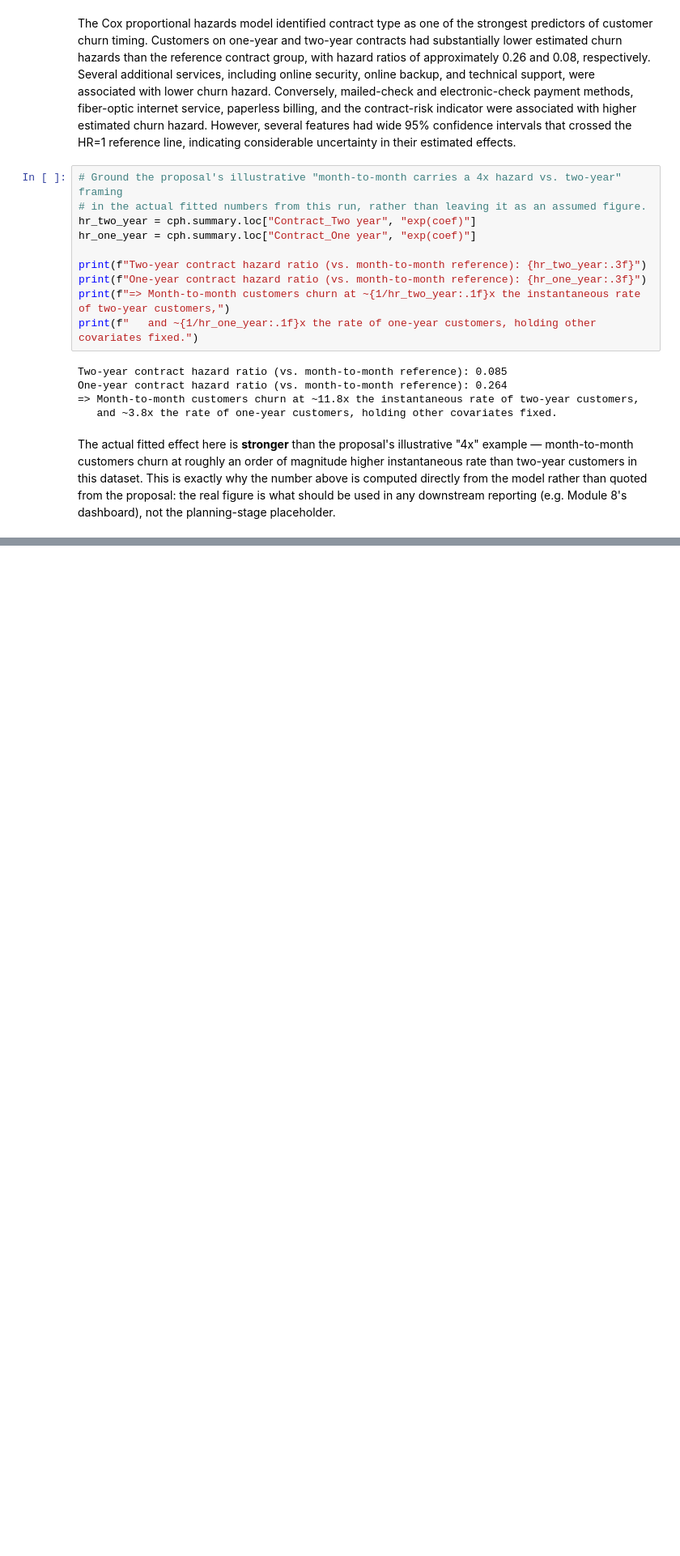
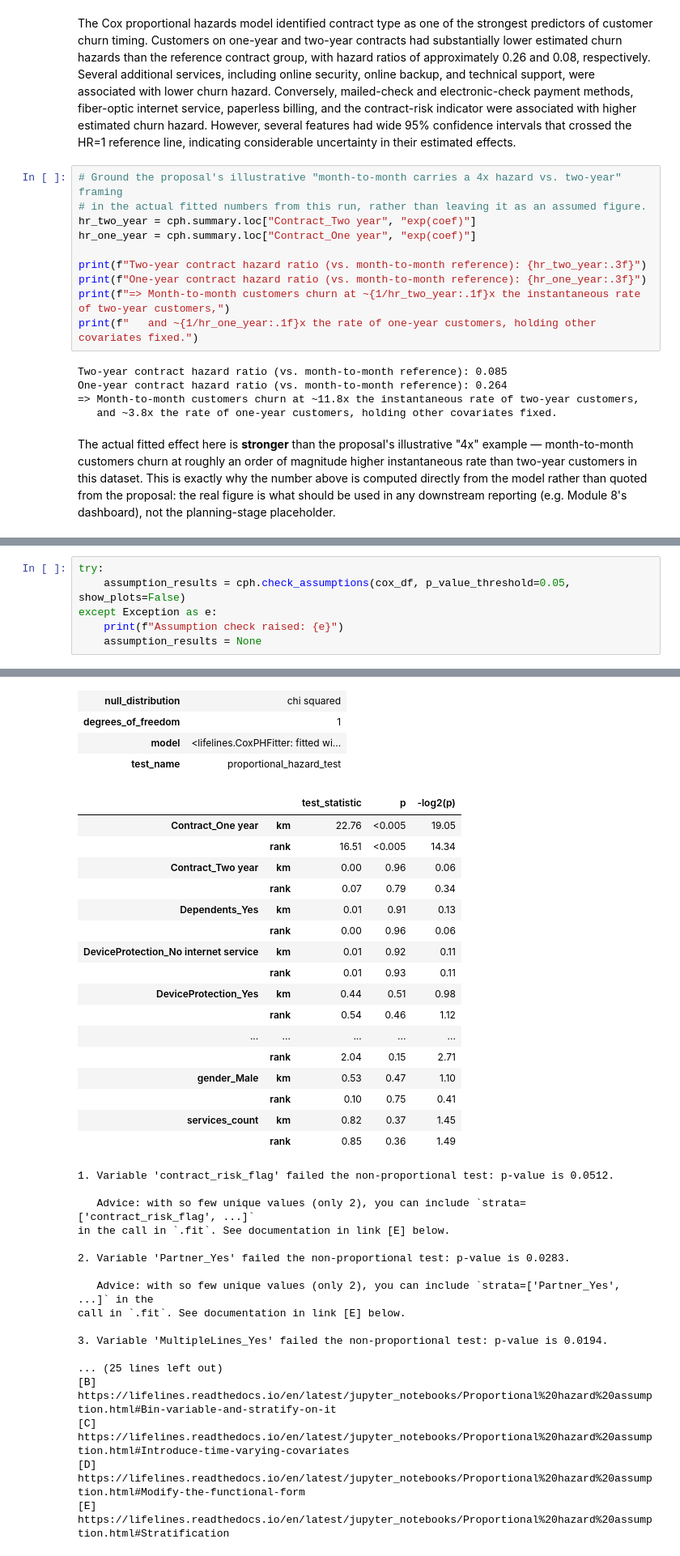
Before and after one commit to danielowuor/Customer-Retention-Intelligence-System, a Jupyter notebook: notebooks/04_survival_analysis.ipynb, the cells around one changed output, grey strips where cells are left out. Shown at 81% size. Cells and saved outputs as stored; diff of their text form; blank space fills up the shorter version.

Commit message:
feat: add proportional hazards assumption checks for Cox model using Schoenfeld residuals

```diff
--- a/notebooks/04_survival_analysis.ipynb
+++ b/notebooks/04_survival_analysis.ipynb
@@ -307,0 +312,7 @@ The actual fitted effect here is **stronger** than the proposal's illustrative "
+# %%
+try:
+    assumption_results = cph.check_assumptions(cox_df, p_value_threshold=0.05, show_plots=False)
+except Exception as e:
+    print(f"Assumption check raised: {e}")
+    assumption_results = None
+# %% [output]
@@ -307,0 +327,38 @@ The actual fitted effect here is **stronger** than the proposal's illustrative "
+| null_distribution | chi squared |
+| degrees_of_freedom | 1 |
+| model | <lifelines.CoxPHFitter: fitted wi... |
+| test_name | proportional_hazard_test |
+|  |  | test_statistic | p | -log2(p) |
+| Contract_One year | km | 22.76 | <0.005 | 19.05 |
+|  | rank | 16.51 | <0.005 | 14.34 |
+| Contract_Two year | km | 0.00 | 0.96 | 0.06 |
+|  | rank | 0.07 | 0.79 | 0.34 |
+| Dependents_Yes | km | 0.01 | 0.91 | 0.13 |
+|  | rank | 0.00 | 0.96 | 0.06 |
+| DeviceProtection_No internet service | km | 0.01 | 0.92 | 0.11 |
+|  | rank | 0.01 | 0.93 | 0.11 |
+| DeviceProtection_Yes | km | 0.44 | 0.51 | 0.98 |
+|  | rank | 0.54 | 0.46 | 1.12 |
+| ... | ... | ... | ... | ... |
+|  | rank | 2.04 | 0.15 | 2.71 |
+| gender_Male | km | 0.53 | 0.47 | 1.10 |
+|  | rank | 0.10 | 0.75 | 0.41 |
+| services_count | km | 0.82 | 0.37 | 1.45 |
+|  | rank | 0.85 | 0.36 | 1.49 |
+1. Variable 'contract_risk_flag' failed the non-proportional test: p-value is 0.0512.
+
+   Advice: with so few unique values (only 2), you can include `strata=['contract_risk_flag', ...]`
+in the call in `.fit`. See documentation in link [E] below.
+
+2. Variable 'Partner_Yes' failed the non-proportional test: p-value is 0.0283.
+
+   Advice: with so few unique values (only 2), you can include `strata=['Partner_Yes', ...]` in the
+call in `.fit`. See documentation in link [E] below.
+
+3. Variable 'MultipleLines_Yes' failed the non-proportional test: p-value is 0.0194.
+
+... (25 lines left out)
+[B]  https://lifelines.readthedocs.io/en/latest/jupyter_notebooks/Proportional%20hazard%20assumption.html#Bin-variable-and-stratify-on-it
+[C]  https://lifelines.readthedocs.io/en/latest/jupyter_notebooks/Proportional%20hazard%20assumption.html#Introduce-time-varying-covariates
+[D]  https://lifelines.readthedocs.io/en/latest/jupyter_notebooks/Proportional%20hazard%20assumption.html#Modify-the-functional-form
+[E]  https://lifelines.readthedocs.io/en/latest/jupyter_notebooks/Proportional%20hazard%20assumption.html#Stratification
```
Also changed, not shown: parts of 4 cells of this notebook.
